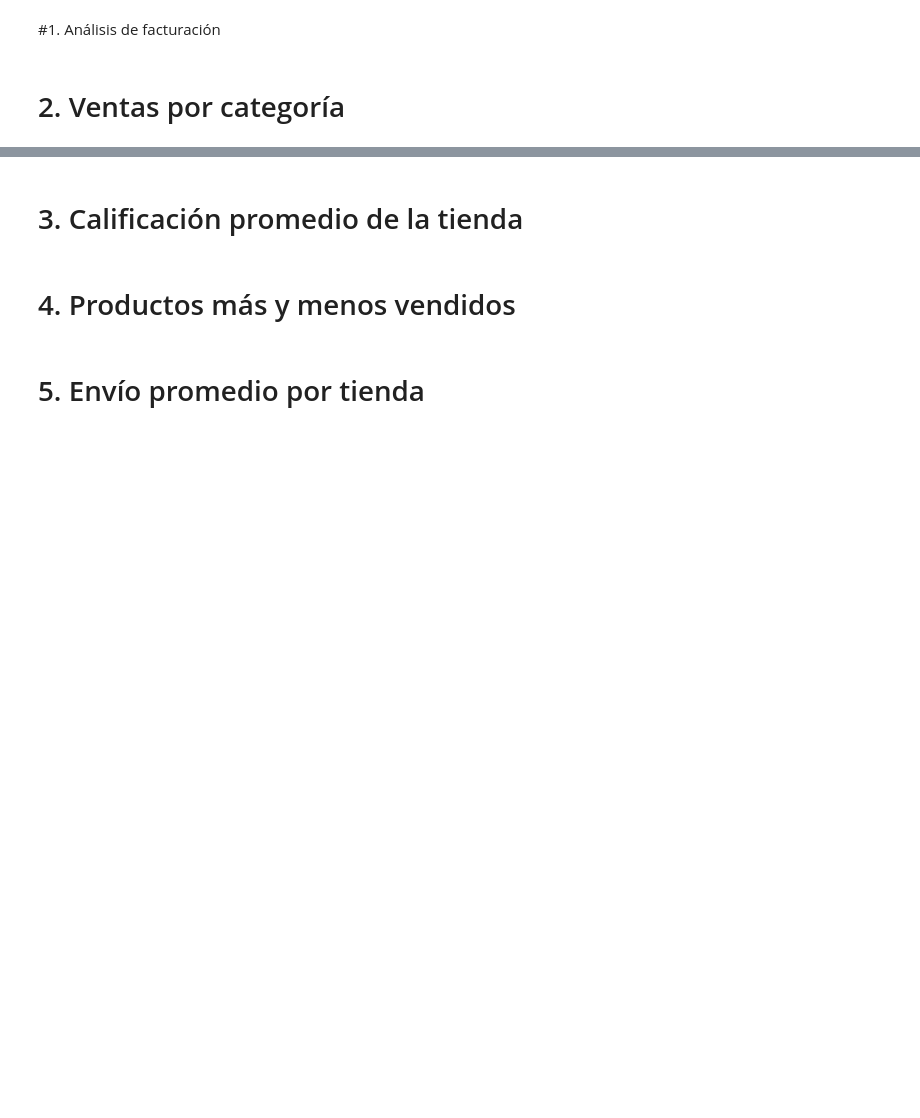
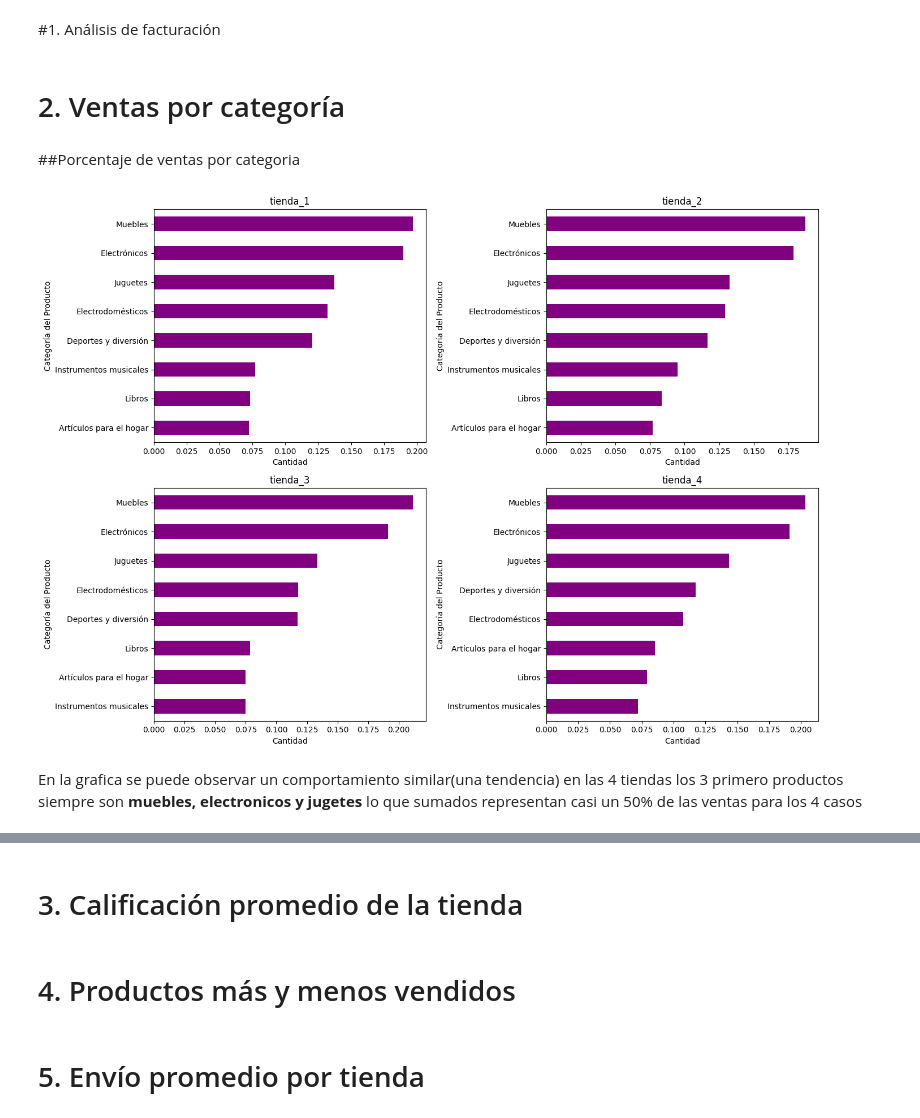
Before and after one commit to JCaceres-R/alura-store-data-analysis, a Jupyter notebook: AluraStoreLatam.ipynb, the cells around one changed output, grey strips where cells are left out. Drawn from its saved outputs; the diff is of its cells as text; code cells hidden in the pictures; blank space fills up the shorter version.

```diff
--- a/AluraStoreLatam.ipynb
+++ b/AluraStoreLatam.ipynb
@@ -8,5 +5,7 @@ drive.mount('/content/drive')
 # %%
 import pandas as pd
+import matplotlib.pyplot as plt
+
 
 url1 = "https://raw.githubusercontent.com/alura-es-cursos/challenge1-data-science-latam/refs/heads/main/base-de-datos-challenge1-latam/tienda_1%20.csv"
 url2 = "https://raw.githubusercontent.com/alura-es-cursos/challenge1-data-science-latam/refs/heads/main/base-de-datos-challenge1-latam/tienda_2.csv"
@@ -19,3 +18,7 @@ tienda3 = pd.read_csv(url3)
 tienda4 = pd.read_csv(url4)
 
 tienda1.head()
+
+
+mtiendas = [tienda1, tienda2, tienda3, tienda4]
+nombresTiendas = ["tienda_1", "tienda_2", "tienda_3", "tienda_4"]
@@ -28,0 +117,7 @@ tienda1.head()
+# %%
+#Comprobando valores unicos
+#Consistencia de datos
+for df in mtiendas:
+    for col in df.columns:
+        (f"\n→ Columna: {col}")
+        (df[col].value_counts())
@@ -28,0 +126,4 @@ tienda1.head()
+# %%
+for i,df in enumerate(mtiendas):
+  print(f"\ntienda numero {i+1}")
+  print(df.describe())
@@ -30,3 +149,20 @@ tienda1.head()
 #1. Análisis de facturación
 # %% [markdown]
 # 2. Ventas por categoría
+# %% [markdown]
+##Porcentaje de ventas por categoria
+# %%
+#Ventas por porcentaje de categoria
+fig, axes = plt.subplots(2, 2, figsize=(14,10))
+for i, (df, ax, name) in enumerate(zip(mtiendas,axes.flatten(),nombresTiendas)):
+    df["Categoría del Producto"].value_counts(normalize=True).sort_values(ascending=True).plot(
+    kind='barh',color='purple',ax=ax)
+    ax.set_title(name)
+    ax.set_xlabel('Cantidad')
+    ax.set_ylabel('Categoría del Producto')
+plt.tight_layout()
+plt.show()
+# %% [output]
+[figure, added]
+# %% [markdown]
+En la grafica se puede observar un comportamiento similar(una tendencia) en las 4 tiendas los 3 primero productos siempre son **muebles, electronicos y jugetes** lo que sumados representan casi un 50% de las ventas para los 4 casos
```
Also changed, not shown: parts of 13 cells of this notebook.
